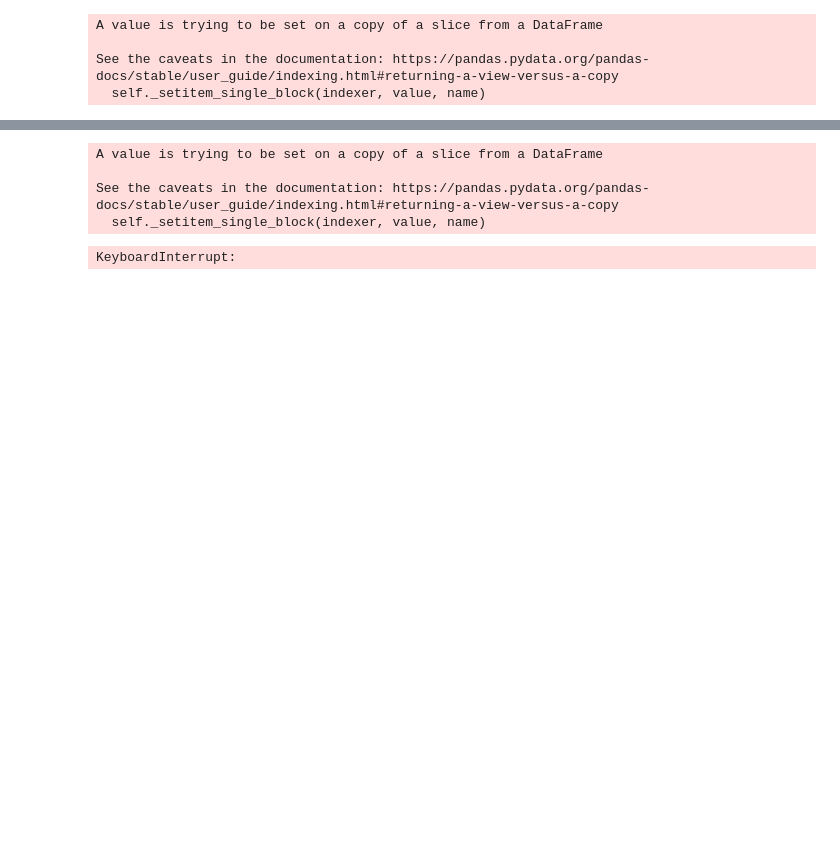
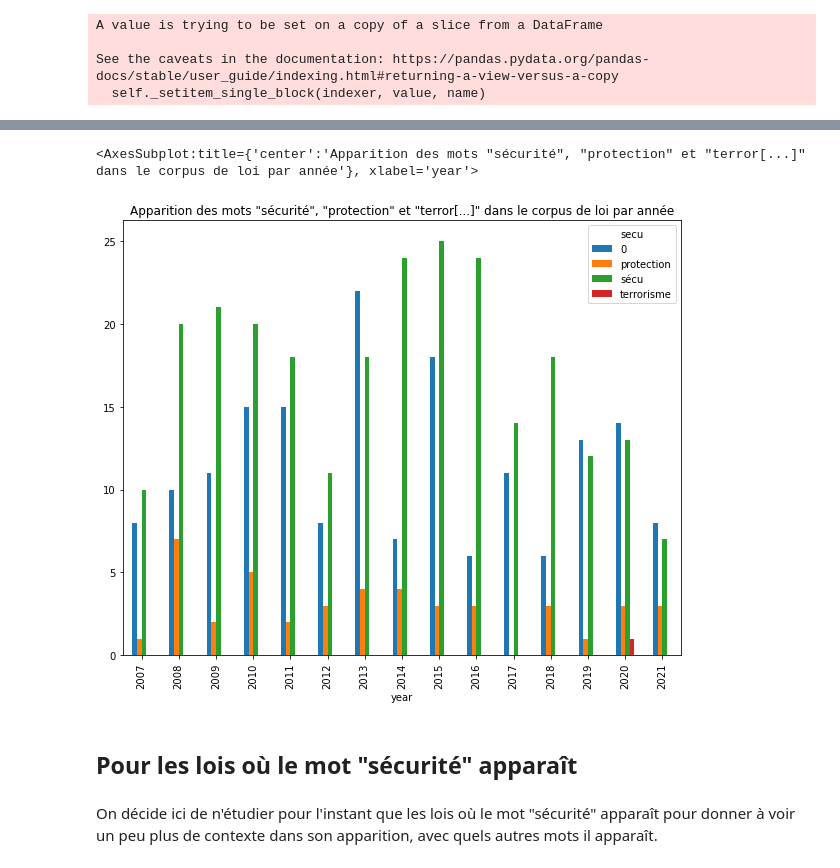
Before and after one commit to Geminy3/ProjetHNSKOL, a Jupyter notebook: Analyses XPO + COM.ipynb, the cells around one changed output, grey strips where cells are left out. Drawn from its saved outputs; the diff is of its cells as text; code cells hidden in the pictures; blank space fills up the shorter version.

```diff
--- a/Analyses XPO + COM.ipynb
+++ b/Analyses XPO + COM.ipynb
@@ -250,15 +297,14 @@ Xpo.groupby(['Productions', 'secu']).secu.count().unstack().plot(kind="bar", tit
 # %%
 Xpo["secu"] = ["" for i in range(len(Xpo))]
 
-for i in range(len(Xpo.preprocessed_xpo)):
-    for word in Xpo.preprocessed_xpo.iloc[i]:
-        if "sécurité" in word:
-            Xpo["secu"].iloc[i] = 1
-        else:
-            Xpo["secu"].iloc[i] = 0
+## Ajouter les mots pertinents ?
+
+for i in range(len(Xpo)):
+    if "sécuri" in Xpo.preprocessed_xpo.loc[i]:
+        Xpo["secu"].loc[i] = "sécu"
+    elif "protection" in Xpo.preprocessed_xpo.loc[i]:
+        Xpo["secu"].loc[i] = "protection"
+    elif "terror" in Xpo.preprocessed_xpo.loc[i]:
+        Xpo["secu"].loc[i] = "terrorisme"
+    else:
+        Xpo["secu"].loc[i] = "0"
-# %% [output]
-A value is trying to be set on a copy of a slice from a DataFrame
-
-See the caveats in the documentation: https://pandas.pydata.org/pandas-docs/stable/user_guide/indexing.html#returning-a-view-versus-a-copy
-  self._setitem_single_block(indexer, value, name)
-KeyboardInterrupt:
@@ -268,0 +311,9 @@ xpo = [xpo for xpo in Xpo.preprocessed_xpo]
+# %%
+Xpo.groupby(['year']).secu.value_counts().unstack().plot(kind="bar", title="Apparition des mots \"sécurité\", \"protection\" et \"terror[...]\" dans le corpus de loi par année", figsize=(10,8))
+# %% [output]
+<AxesSubplot:title={'center':'Apparition des mots "sécurité", "protection" et "terror[...]" dans le corpus de loi par année'}, xlabel='year'>
+[figure, added]
+# %% [markdown]
+## Pour les lois où le mot "sécurité" apparaît
+# %% [markdown]
+On décide ici de n'étudier pour l'instant que les lois où le mot "sécurité" apparaît pour donner à voir un peu plus de contexte dans son apparition, avec quels autres mots il apparaît.
```
Also changed, not shown: parts of 30 cells of this notebook.
